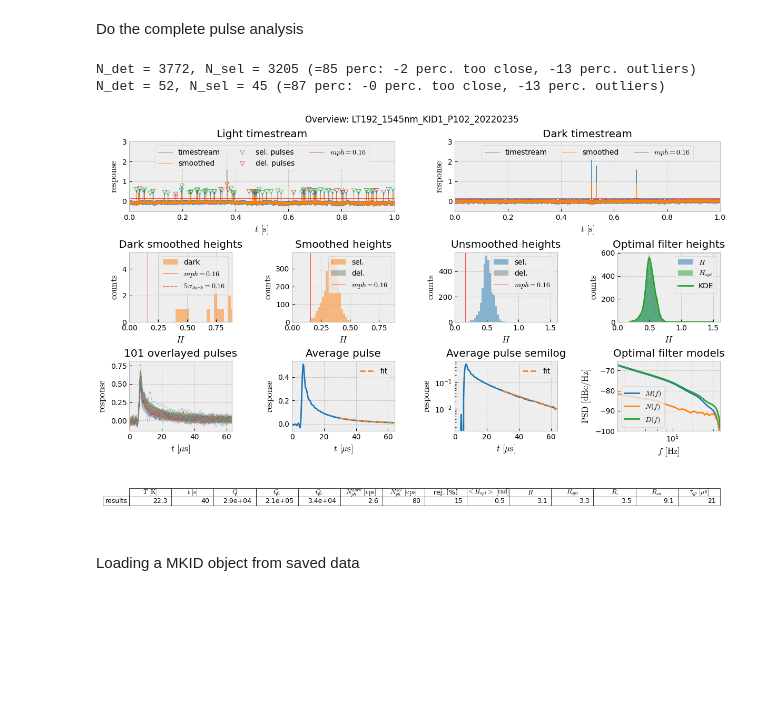
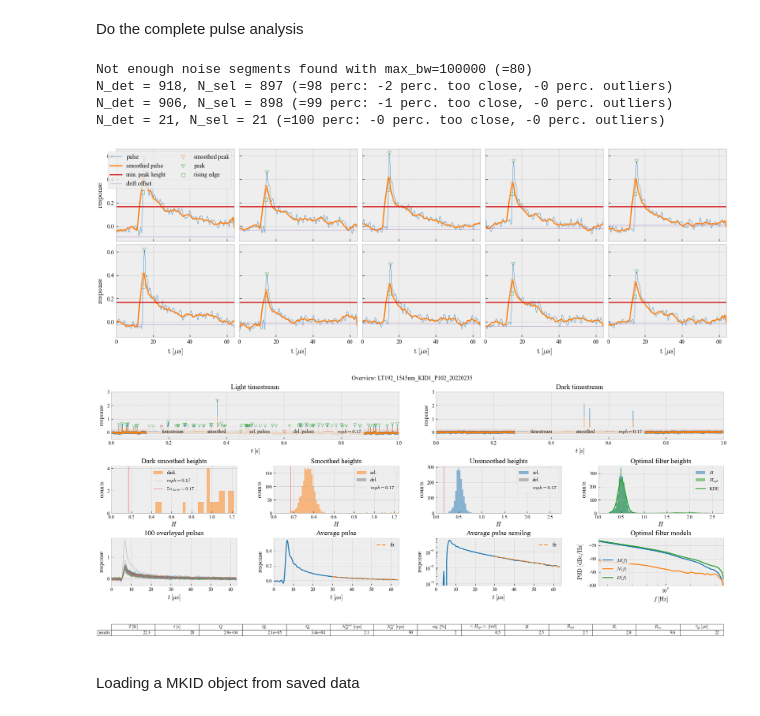
Before and after one commit to wilbertras/python-pulse-analysis, a Jupyter notebook: README.ipynb, the cells around one changed output. Cells and saved outputs as stored; diff of their text form; code cells hidden in the pictures; blank space fills up the shorter version.

Commit message:
fixed bug that threw out too many peaks

```diff
--- a/README.ipynb
+++ b/README.ipynb
@@ -26,6 +26,6 @@ wavelength = 1545       # wavelenght of the laser. This is just for saving purpo
 kid_nr = 1              # KID number
 pread = 102             # readout power of the KID
 comment = '20220235'    # the date of the experiment or any other comment you want to add for saving the figures
-chuncksize = 40         # the number of binfiles that the code will analyse at once. The script will concatenate these files and analyze them at once istead of analyzing every file on its own
+chuncksize = 10         # the number of binfiles that the code will analyse at once. The script will concatenate these files and analyze them at once istead of analyzing every file on its own
 LT192_KID1_P102 = MKID(LT, wavelength, light_dir, dark_dir, kid_nr, pread, comment, chuncksize)
 # %% [output]
@@ -51,7 +51,7 @@ settings = {                # Choose the best settings for the pulse analysis:
     'fit_T':[30, 70],           # the pulse fitting range given in time for finding the decay time
     'max_bw':100000,            # maximum bandwidth: the number of points used for the noise spectrum. The noise spectrum has a larger bandwidth than noise model as the noise model uses segments as long as the pulsewindow.
     'tlim':[0, 1],              # the time limits for the timestream response plots
-    'filter_std':5,             # the number of standard deviations used for filtering the pulses. Pulses are filtered that are outside this number of stds at any point along their pulsewindow
+    'filter_std':10,             # the number of standard deviations used for filtering the pulses. Pulses are filtered that are outside this number of stds at any point along their pulsewindow
     'rise_offset':0.1           # part of pulsewindow that comes before the pulse rise, 0<rise_offset<1,
     }
 # %% [markdown]
@@ -59,18 +59,21 @@ Do the complete pulse analysis
 # %%
 # the mkid.overview attribute does the full pulse analysis and provides an overview plot of all the relevant parameters
 mkid.overview(
     settings,                       # input the pulse analysis settings
     f,                              # provide the required file with all the functions
-    max_chuncks=None,                # set a maximum number of chuncks to be analyzed (used for quick debugging)
-    redo_peak_model=False,          # if you don't want to redo the pulse analysis but do want to renew the plot set this setting to False
-    plot_pulses=None,                # if set to True, the first ten puslses will be plotted individually, with the offset, rising edge, peak indicated.
+    max_chuncks=2,                # set a maximum number of chuncks to be analyzed (used for quick debugging)
+    redo_peak_model=True,          # if you don't want to redo the pulse analysis but do want to renew the plot set this setting to False
+    plot_pulses=True,                # if set to True, the first ten puslses will be plotted individually, with the offset, rising edge, peak indicated.
     save=True,                     # if you want to save the figure and data, set it to True. It will create 4 files, a text file with the settings, a pickle file with the pulse data and a png and svg of file of the figure
     figpath='./README Results/'            # provide the directory to which the figure will be saved
     )
 # %% [output]
-N_det = 3772, N_sel = 3205 (=85 perc: -2 perc. too close, -13 perc. outliers)
-N_det = 52, N_sel = 45 (=87 perc: -0 perc. too close, -13 perc. outliers)
+Not enough noise segments found with max_bw=100000 (=80)
+N_det = 918, N_sel = 897 (=98 perc: -2 perc. too close, -0 perc. outliers)
+N_det = 906, N_sel = 898 (=99 perc: -1 perc. too close, -0 perc. outliers)
+N_det = 21, N_sel = 21 (=100 perc: -0 perc. too close, -0 perc. outliers)
-[figure, old version]
+[figure, new version]
+[figure, added]
 # %% [markdown]
 Loading a MKID object from saved data
 # %%
```
Also changed, not shown: parts of 4 cells of this notebook, 6 other files.
